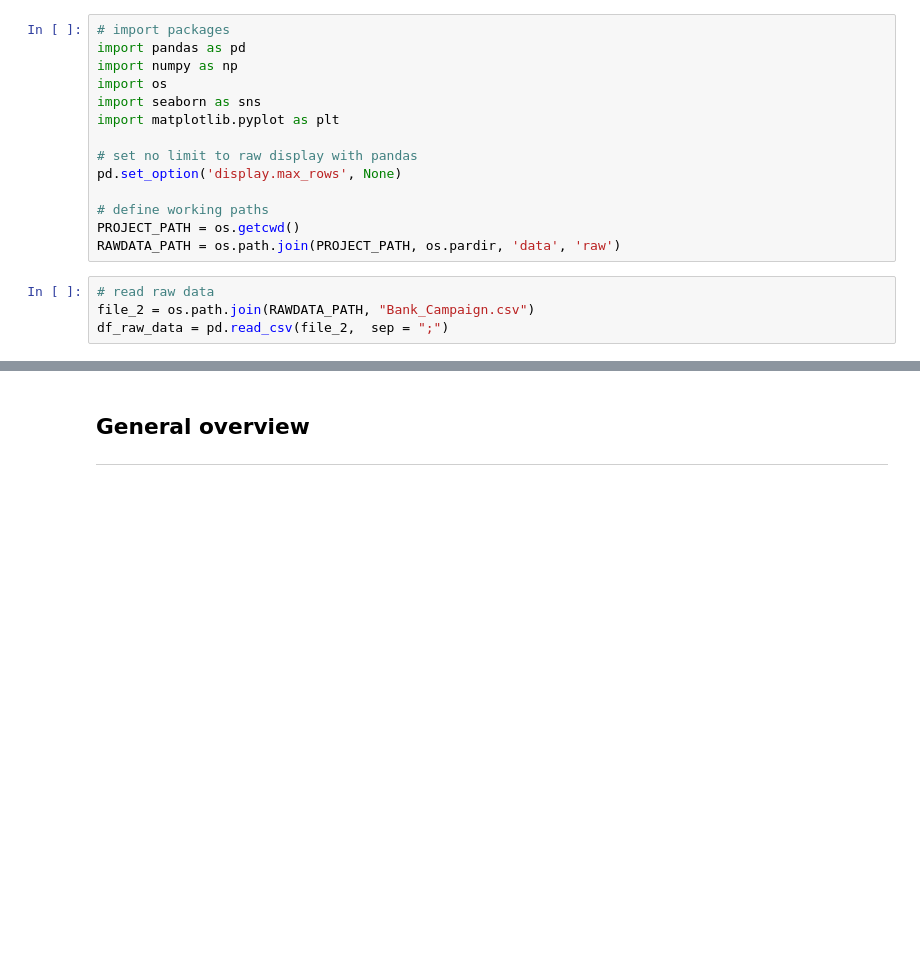
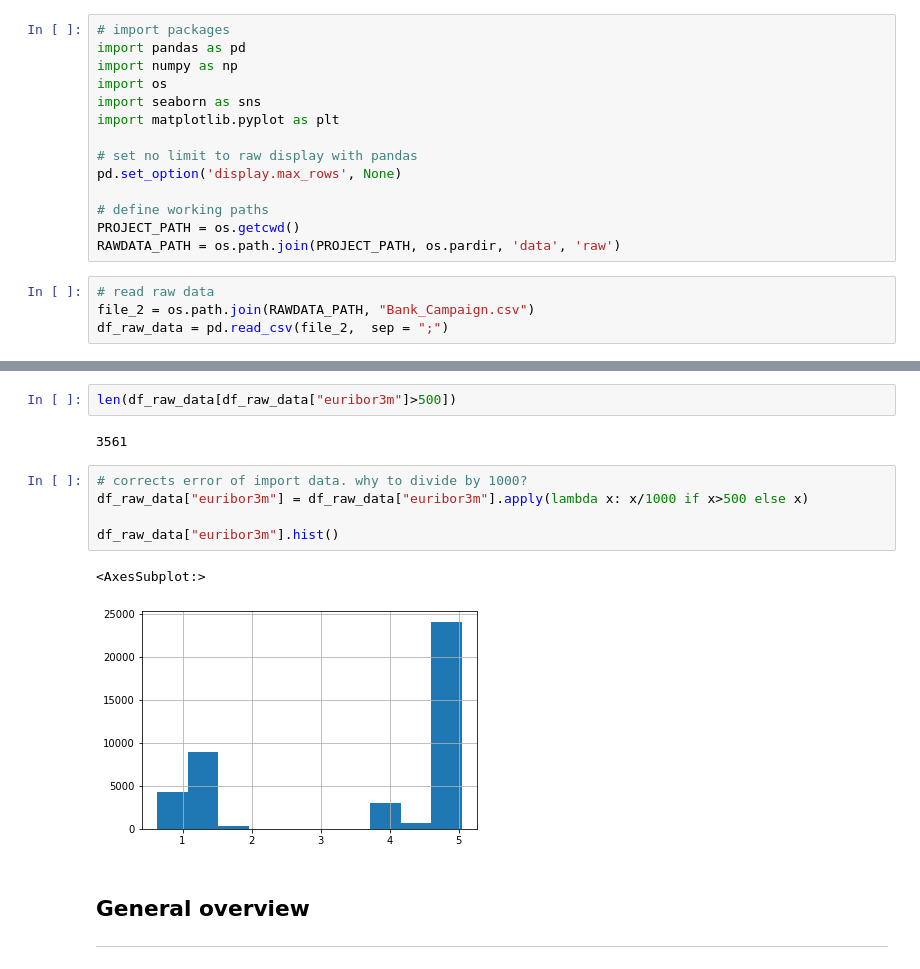
Before and after one commit to cgaravitoc/machine_learning, a Jupyter notebook: bank_transactions/notebooks/1.0_bank_campaign_EDA.ipynb, the cells around one changed output, grey strips where cells are left out. Drawn from its saved outputs; the diff is of its cells as text; blank space fills up the shorter version.

```diff
--- a/bank_transactions/notebooks/1.0_bank_campaign_EDA.ipynb
+++ b/bank_transactions/notebooks/1.0_bank_campaign_EDA.ipynb
@@ -25,3 +30,15 @@ df_raw_data = pd.read_csv(file_2,  sep = ";")
+# %%
+len(df_raw_data[df_raw_data["euribor3m"]>500])
+# %% [output]
+3561
+# %%
+# corrects error of import data. why to divide by 1000?
+df_raw_data["euribor3m"] = df_raw_data["euribor3m"].apply(lambda x: x/1000 if x>500 else x)
+
+df_raw_data["euribor3m"].hist()
+# %% [output]
+<AxesSubplot:>
+[figure, added]
 # %% [markdown]
 ## General overview
 ***
```
Also changed, not shown: parts of 4 cells of this notebook.
